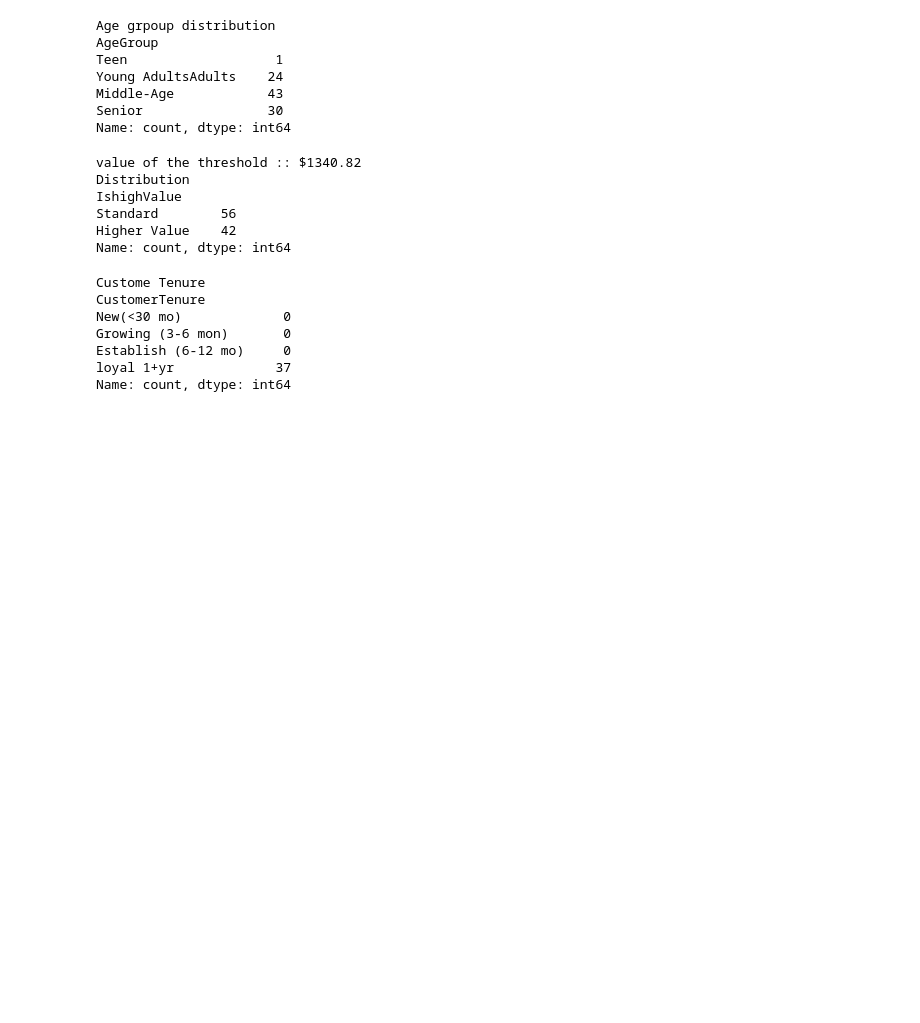
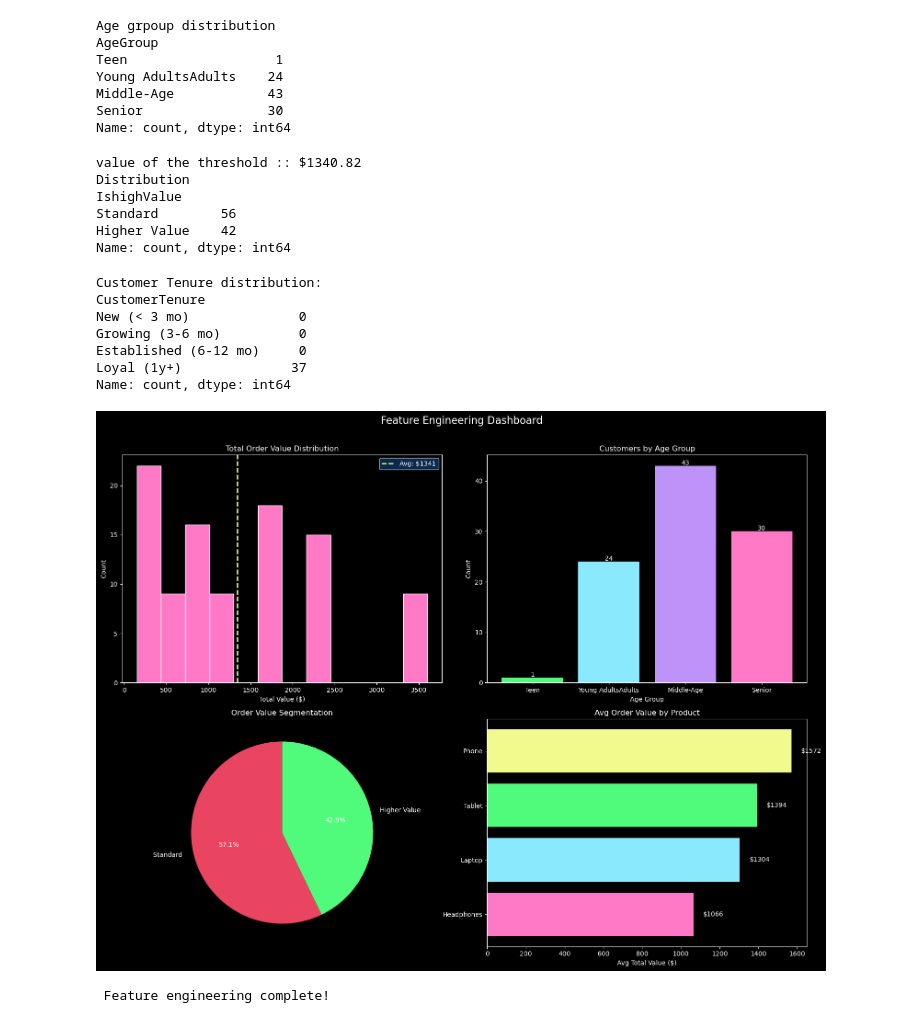
Before and after one commit to kuldeepgaur02/Data-Cleanig-, a Jupyter notebook: Data_cleaning_file.ipynb, the cells around one changed output. Drawn from its saved outputs; the diff is of its cells as text; code cells hidden in the pictures; blank space fills up the shorter version.

```diff
--- a/Data_cleaning_file.ipynb
+++ b/Data_cleaning_file.ipynb
@@ -991,17 +991,66 @@ Name: count, dtype: int64
 ## feature 4 --> cutomer tenure
 df['CustomerTenure'] = pd.cut(
     df['DaysSinceSignup'],
-    bins = [-1,90,180,365,9999],
-    labels=['New(<30 mo)' ,'Growing (3-6 mon)' ,'Establish (6-12 mo)' ,'loyal 1+yr']
+    bins   = [-1, 90, 180, 365, 9999],
+    labels = ['New (< 3 mo)', 'Growing (3-6 mo)', 'Established (6-12 mo)', 'Loyal (1y+)']
 )
 
-print("Custome Tenure ")
+print("Customer Tenure distribution:")
 print(df['CustomerTenure'].value_counts().sort_index())
 # %% [output]
-Custome Tenure
+Customer Tenure distribution:
 CustomerTenure
-New(<30 mo)             0
-Growing (3-6 mon)       0
-Establish (6-12 mo)     0
-loyal 1+yr             37
+New (< 3 mo)              0
+Growing (3-6 mo)          0
+Established (6-12 mo)     0
+Loyal (1y+)              37
 Name: count, dtype: int64
+# %%
+fig, axes = plt.subplots(2, 2, figsize=(16, 12))
+fig.suptitle('Feature Engineering Dashboard', color='white', fontsize=16, y=1.01)
+
+# --- Chart 1: Total Order Value distribution ---
+axes[0,0].hist(df['TotalOrderValue'], bins=12, color='#ff79c6', edgecolor='white')
+axes[0,0].axvline(threshold, color='#f1fa8c', linewidth=2, linestyle='--', label=f'Avg: ${threshold:.0f}')
+axes[0,0].set_title('Total Order Value Distribution', color='white')
+axes[0,0].set_xlabel('Total Value ($)', color='white')
+axes[0,0].set_ylabel('Count', color='white')
+axes[0,0].tick_params(colors='white')
+axes[0,0].legend(facecolor='#0f3460', labelcolor='white')
+
+# --- Chart 2: Age Group ---
+ag_counts = df['AgeGroup'].value_counts().sort_index()
+axes[0,1].bar(ag_counts.index.astype(str), ag_counts.values,
+              color=['#50fa7b','#8be9fd','#bd93f9','#ff79c6','#ffb86c'])
+axes[0,1].set_title('Customers by Age Group', color='white')
+axes[0,1].set_xlabel('Age Group', color='white')
+axes[0,1].set_ylabel('Count', color='white')
+axes[0,1].tick_params(colors='white', axis='x')
+axes[0,1].tick_params(colors='white', axis='y')
+for bar in axes[0,1].patches:
+    axes[0,1].text(bar.get_x() + bar.get_width()/2., bar.get_height() + 0.2,
+                   int(bar.get_height()), ha='center', color='white', fontsize=10)
+
+# --- Chart 3: High Value vs Standard ---
+hv_counts = df['IshighValue'].value_counts()
+axes[1,0].pie(hv_counts.values, labels=hv_counts.index, autopct='%1.1f%%',
+              colors=['#e94560','#50fa7b'], startangle=90)
+axes[1,0].set_title('Order Value Segmentation', color='white')
+
+# --- Chart 4: Product vs Avg Order Value ---
+product_avg = df.groupby('Product')['TotalOrderValue'].mean().sort_values(ascending=True)
+axes[1,1].barh(product_avg.index, product_avg.values,
+               color=['#ff79c6','#8be9fd','#50fa7b','#f1fa8c','#bd93f9'])
+axes[1,1].set_title('Avg Order Value by Product', color='white')
+axes[1,1].set_xlabel('Avg Total Value ($)', color='white')
+axes[1,1].tick_params(colors='white')
+for i, v in enumerate(product_avg.values):
+    axes[1,1].text(v + 50, i, f'${v:.0f}', va='center', color='white', fontsize=10)
+
+plt.tight_layout()
+plt.savefig('feature_dashboard.png', dpi=150, bbox_inches='tight', facecolor='#1a1a2e')
+plt.show()
+print(" Feature engineering complete!")
+# %% [output]
+[figure, added]
+ Feature engineering complete!
```
Also changed, not shown: parts of 3 cells of this notebook, 3 other files.
